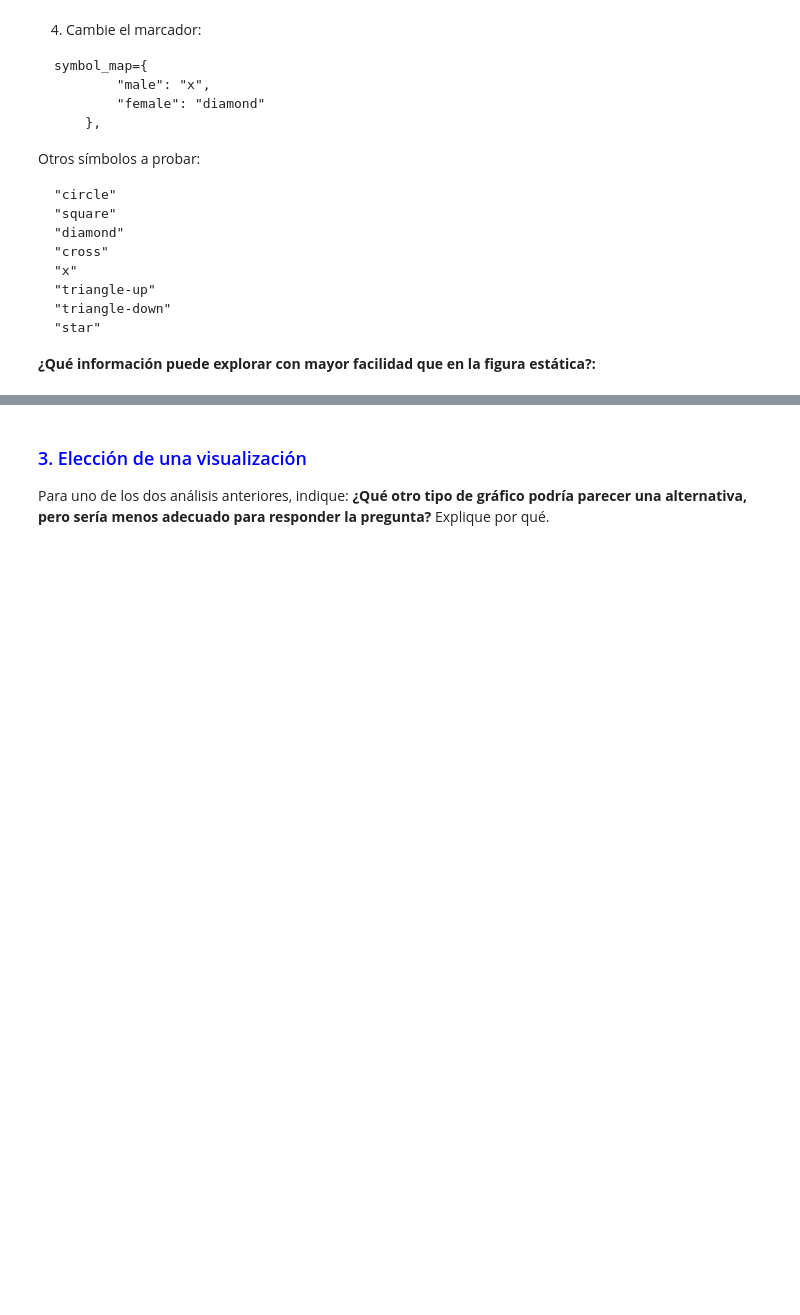
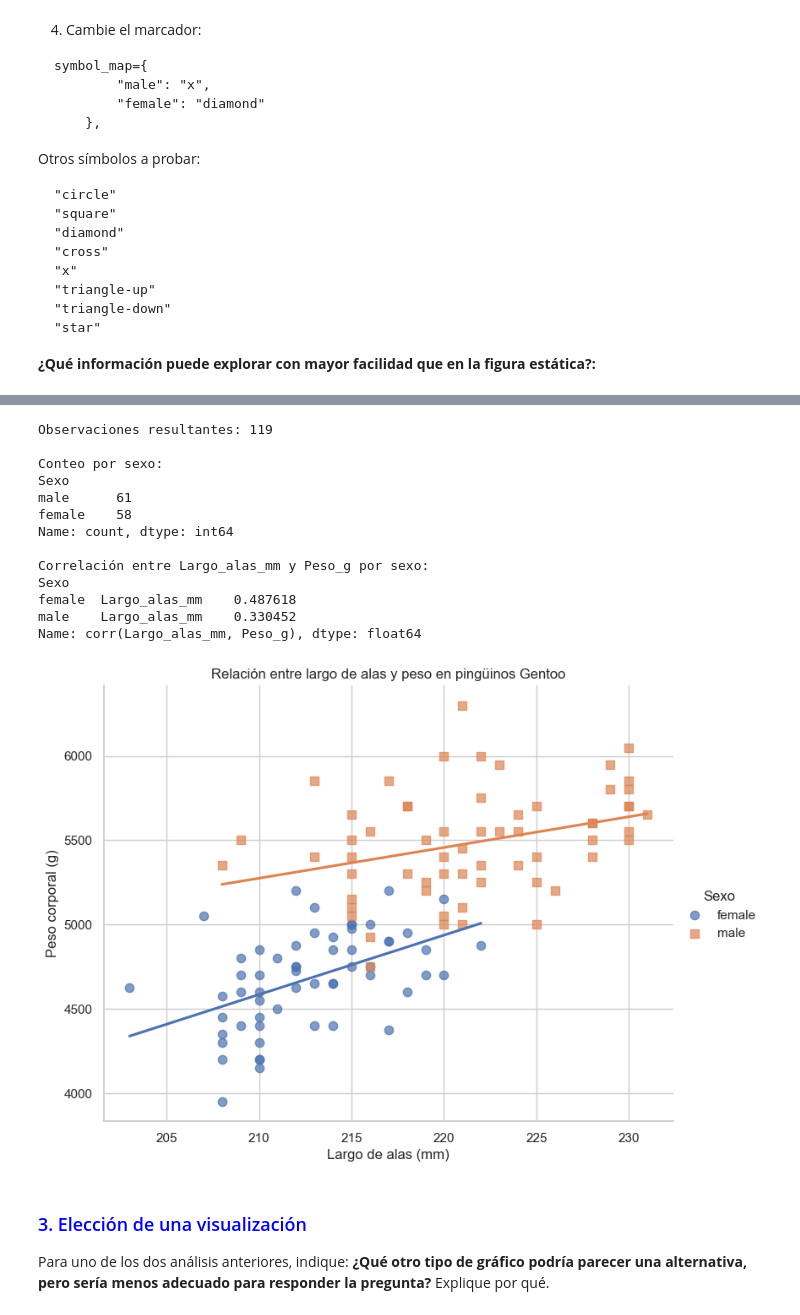
Before and after one commit to AAlvarezT/curso_dm_262, a Jupyter notebook: (DM)Laboratorio_EDA.ipynb, the cells around one changed output, grey strips where cells are left out. Cells and saved outputs as stored; diff of their text form; code cells hidden in the pictures; blank space fills up the shorter version.

```diff
--- a/(DM)Laboratorio_EDA.ipynb
+++ b/(DM)Laboratorio_EDA.ipynb
@@ -289,5 +361,55 @@ Utilice una visualización que permita distinguir el sexo.
 # %%
 # Pregunta 2: relación entre variables
+# Especie elegida: Gentoo
+df_p2 = df.loc[df["Especies"] == "Gentoo", ["Especies", "Largo_alas_mm", "Peso_g", "Sexo"]].dropna(
+    subset=["Largo_alas_mm", "Peso_g", "Sexo"]
+)
+
+print("Observaciones resultantes:", len(df_p2))
+print("\nConteo por sexo:")
+print(df_p2["Sexo"].value_counts())
+
+# Evidencia numérica: correlación por sexo
+corr_sexo = (
+    df_p2.groupby("Sexo")[["Largo_alas_mm", "Peso_g"]]
+    .corr()
+    .iloc[0::2, -1]
+    .rename("corr(Largo_alas_mm, Peso_g)")
+)
+print("\nCorrelación entre Largo_alas_mm y Peso_g por sexo:")
+print(corr_sexo)
+
+sns.lmplot(
+    data=df_p2,
+    x="Largo_alas_mm",
+    y="Peso_g",
+    hue="Sexo",
+    markers=["o", "s"],
+    scatter_kws={"alpha": 0.7, "s": 55},
+    ci=None,
+    height=6,
+    aspect=1.3
+)
+
+plt.title("Relación entre largo de alas y peso en pingüinos Gentoo")
+plt.xlabel("Largo de alas (mm)")
+plt.ylabel("Peso corporal (g)")
+plt.show()
+# %% [output]
+Observaciones resultantes: 119
+
+Conteo por sexo:
+Sexo
+male      61
+female    58
+Name: count, dtype: int64
+
+Correlación entre Largo_alas_mm y Peso_g por sexo:
+Sexo
+female  Largo_alas_mm    0.487618
+male    Largo_alas_mm    0.330452
+Name: corr(Largo_alas_mm, Peso_g), dtype: float64
+[figure, added]
 # %% [markdown]
 ### <font color=blue>3. Elección de una visualización</font>
 Para uno de los dos análisis anteriores, indique:
```
Also changed, not shown: parts of 13 cells of this notebook.
